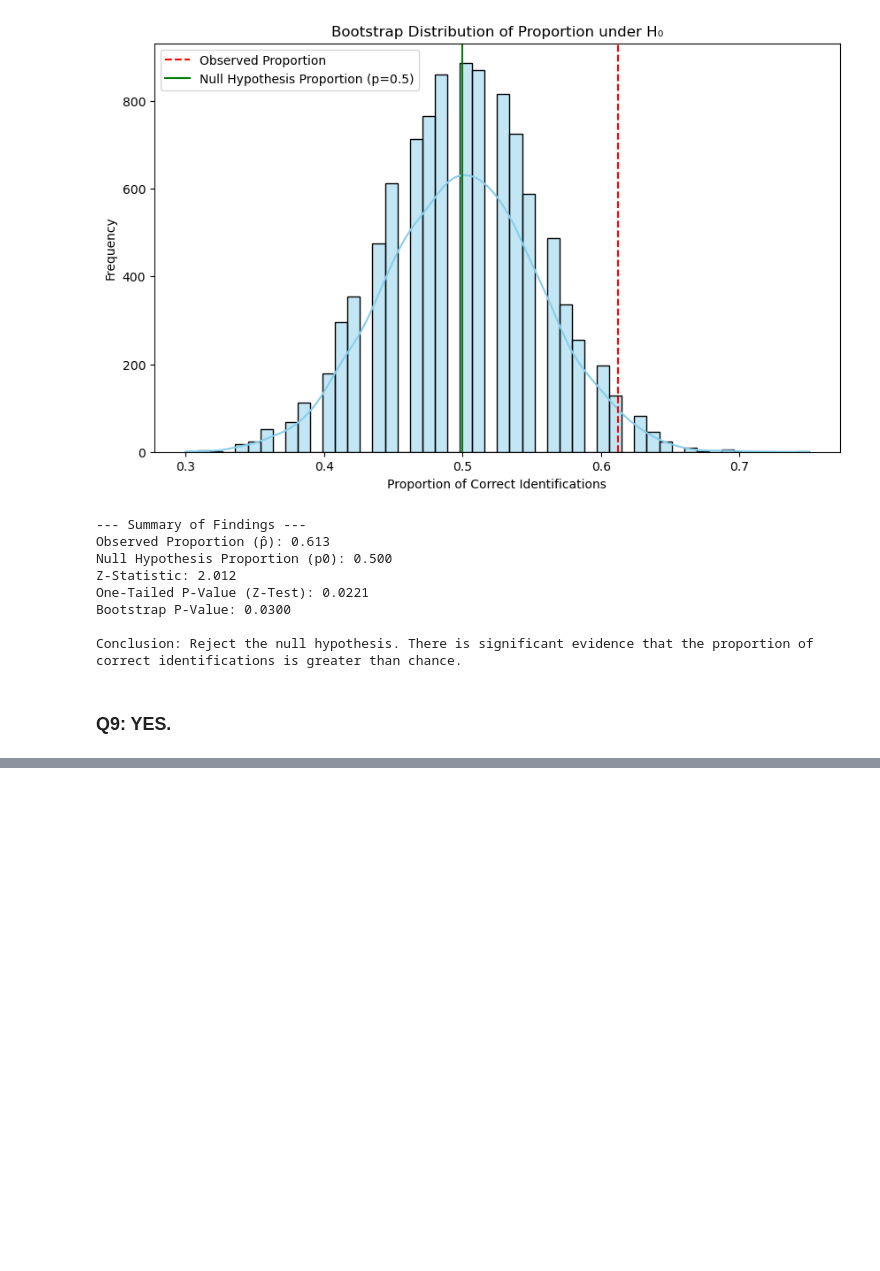
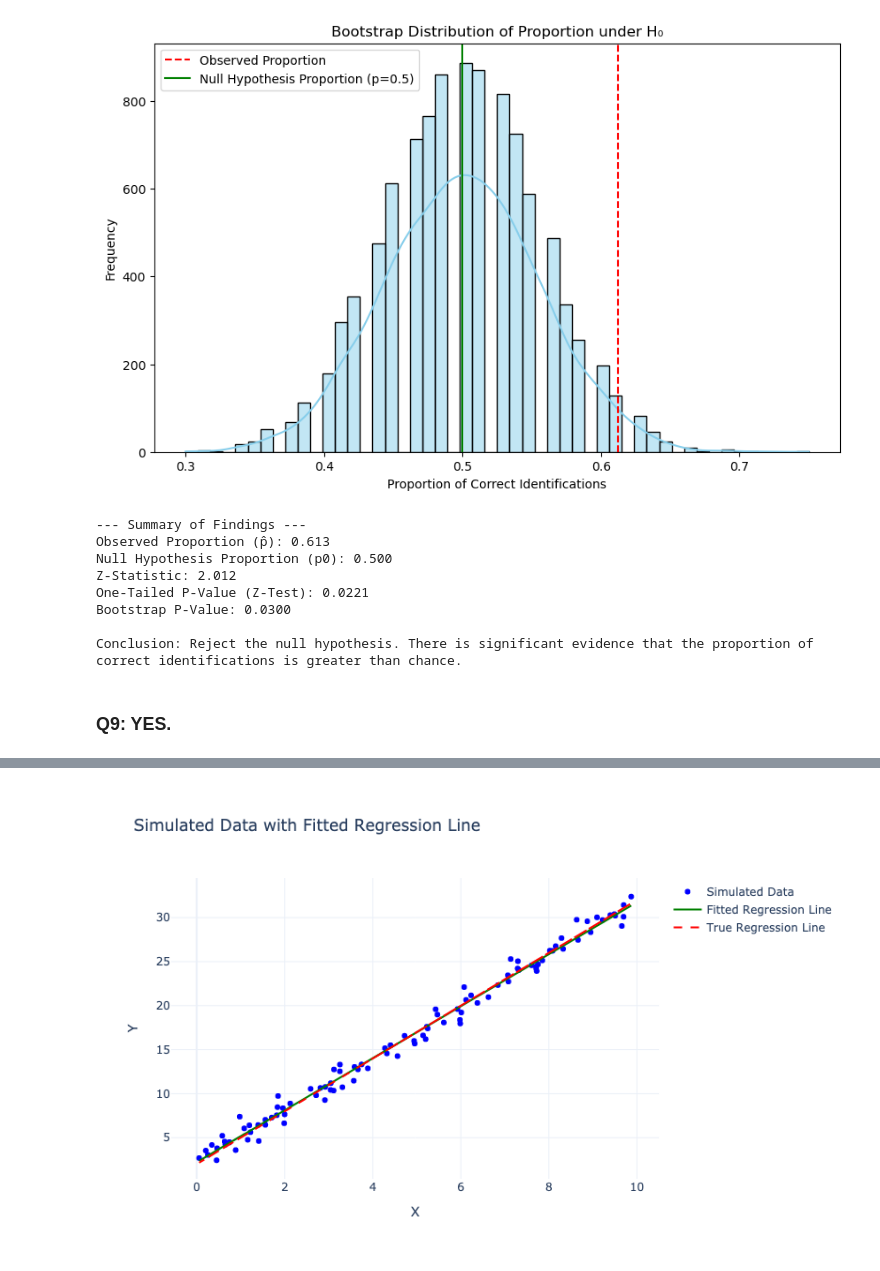
Before and after one commit to Hwwv/STA130, a Jupyter notebook: Notebook_STA130.ipynb, the cells around one changed output, grey strips where cells are left out. Cells and saved outputs as stored; diff of their text form; code cells hidden in the pictures; blank space fills up the shorter version.

```diff
--- a/Notebook_STA130.ipynb
+++ b/Notebook_STA130.ipynb
@@ -2422,0 +2516,64 @@ Conclusion: Reject the null hypothesis. There is significant evidence that the p
+# %%
+import numpy as np
+import pandas as pd
+import plotly.express as px
+import plotly.graph_objects as go
+import statsmodels.formula.api as smf
+from scipy.stats import norm
+
+# Set random seed for reproducibility
+np.random.seed(42)
+
+# Define parameters for the simulation
+n = 100             # Number of data points
+beta_0 = 2          # Intercept
+beta_1 = 3          # Slope
+sigma = 1           # Standard deviation of errors
+
+# Generate random X values
+X = np.random.uniform(0, 10, n)
+
+# Generate random errors from a normal distribution
+errors = norm.rvs(loc=0, scale=sigma, size=n)
+
+# Calculate Y using the linear model: Y = beta_0 + beta_1 * X + errors
+Y = beta_0 + beta_1 * X + errors
+
+# Create a pandas DataFrame
+data = pd.DataFrame({'X': X, 'Y': Y})
+
+# Step 1: Fit the model using statsmodels
+model = smf.ols('Y ~ X', data=data)
+results = model.fit()
+
+# Step 2: Print the summary of the model (optional, to see the coefficients and statistics)
+print(results.summary())
+
+# Step 3: Extract fitted values from the model
+data['Y_pred'] = results.fittedvalues
+
+# Step 4: Visualize the simulated data and fitted regression line using Plotly
+fig = go.Figure()
+
+# Scatter plot of the original data
+fig.add_trace(go.Scatter(x=data['X'], y=data['Y'], mode='markers', name='Simulated Data', marker=dict(color='blue')))
+
+# Plot the fitted regression line
+fig.add_trace(go.Scatter(x=data['X'], y=data['Y_pred'], mode='lines', name='Fitted Regression Line', line=dict(color='green')))
+
+# Plot the true regression line for comparison
+fig.add_trace(go.Scatter(x=data['X'], y=beta_0 + beta_1 * data['X'], mode='lines', name='True Regression Line', line=dict(color='red', dash='dash')))
+
+# Customize the layout
+fig.update_layout(
+    title='Simulated Data with Fitted Regression Line',
+    xaxis_title='X',
+    yaxis_title='Y',
+    template='plotly_white',
+    width=800,
+    height=500
+)
+
+# Show the plot
+fig.show(renderer = 'png')
+# %% [output]
@@ -2422,0 +2597 @@ Conclusion: Reject the null hypothesis. There is significant evidence that the p
+[figure, added]
```
Also changed, not shown: parts of 40 cells of this notebook.
